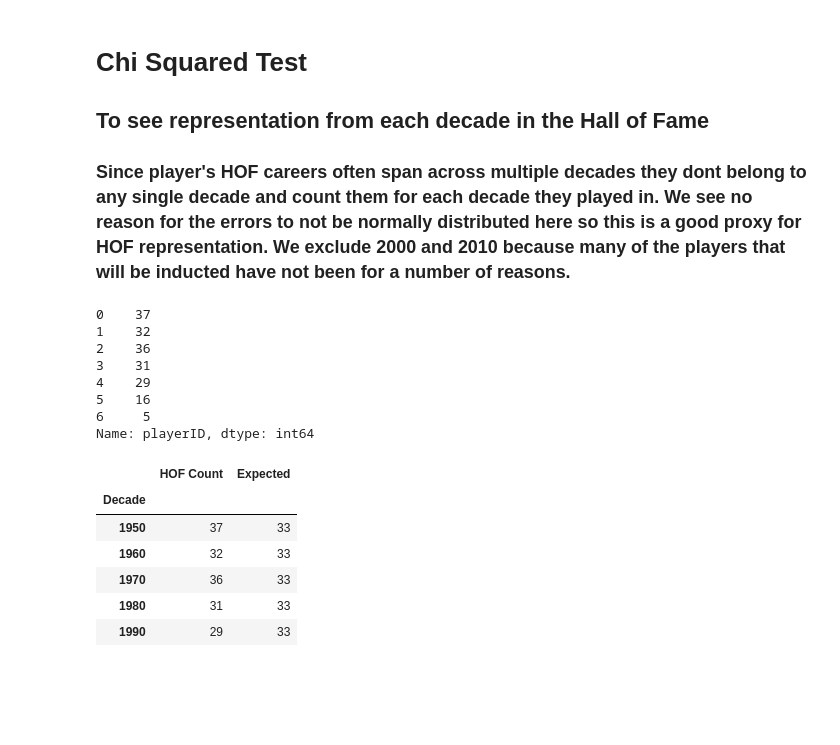
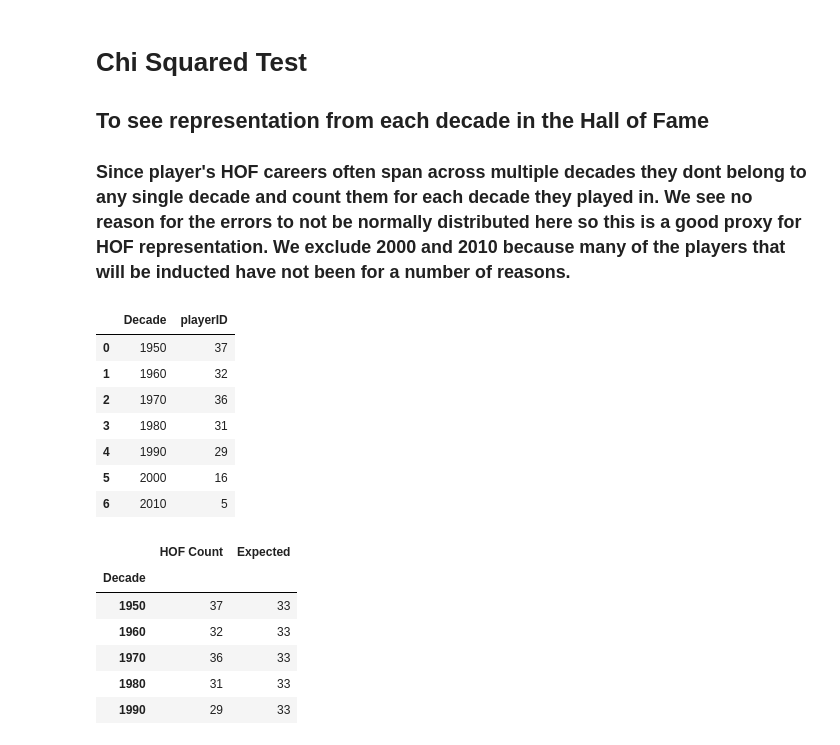
Before and after one commit to BDomogalla/Project1, a Jupyter notebook: data_analysis.ipynb, the cells around one changed output. Cells and saved outputs as stored; diff of their text form; code cells hidden in the pictures; blank space fills up the shorter version.

```diff
--- a/data_analysis.ipynb
+++ b/data_analysis.ipynb
@@ -348,17 +322,17 @@ HOF_Batting.boxplot("HR", by="Decade", figsize=(20, 10))
 # %%
 #Using GroupBy decade to get the number of unique players that played in each decade
 HOF_per_decade= HOF_Batting.groupby(['Decade']).agg({
              'playerID': 'nunique'}).reset_index()
-HOF_per_decade[""]
+HOF_per_decade
 # %% [output]
-0    37
-1    32
-2    36
-3    31
-4    29
-5    16
-6     5
-Name: playerID, dtype: int64
+|  | Decade | playerID |
+| 0 | 1950 | 37 |
+| 1 | 1960 | 32 |
+| 2 | 1970 | 36 |
+| 3 | 1980 | 31 |
+| 4 | 1990 | 29 |
+| 5 | 2000 | 16 |
+| 6 | 2010 | 5 |
 # %%
 #Rename Columns amd insert expected # of HOF players per decade (Sum/# Of decades)*Excluding 2000 and 2010
 HOF_per_decade.set_index('Decade', inplace=True)
```
Also changed, not shown: parts of 26 cells of this notebook.
